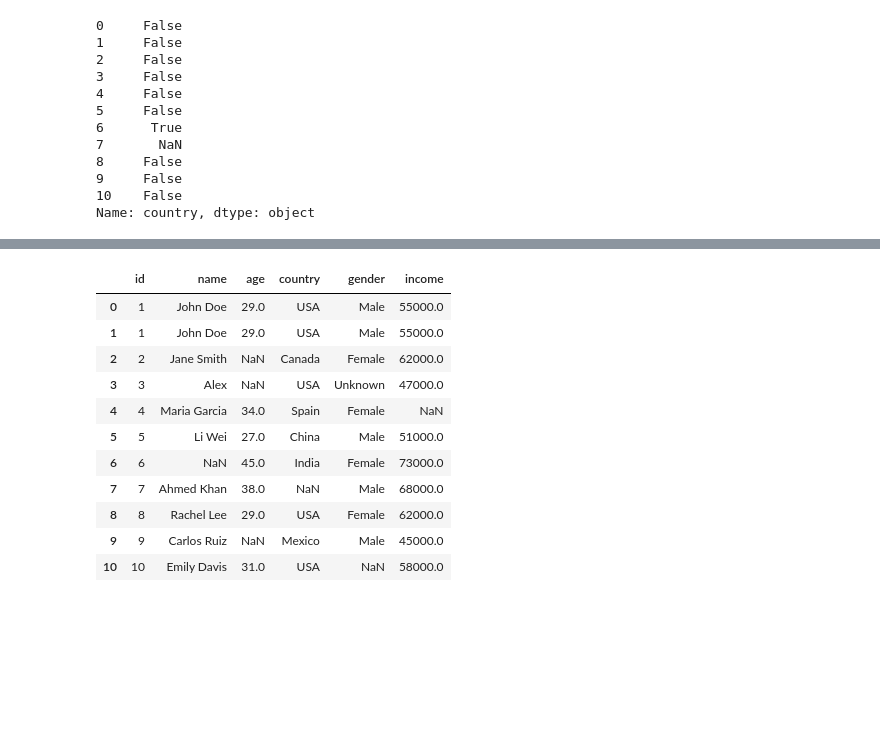
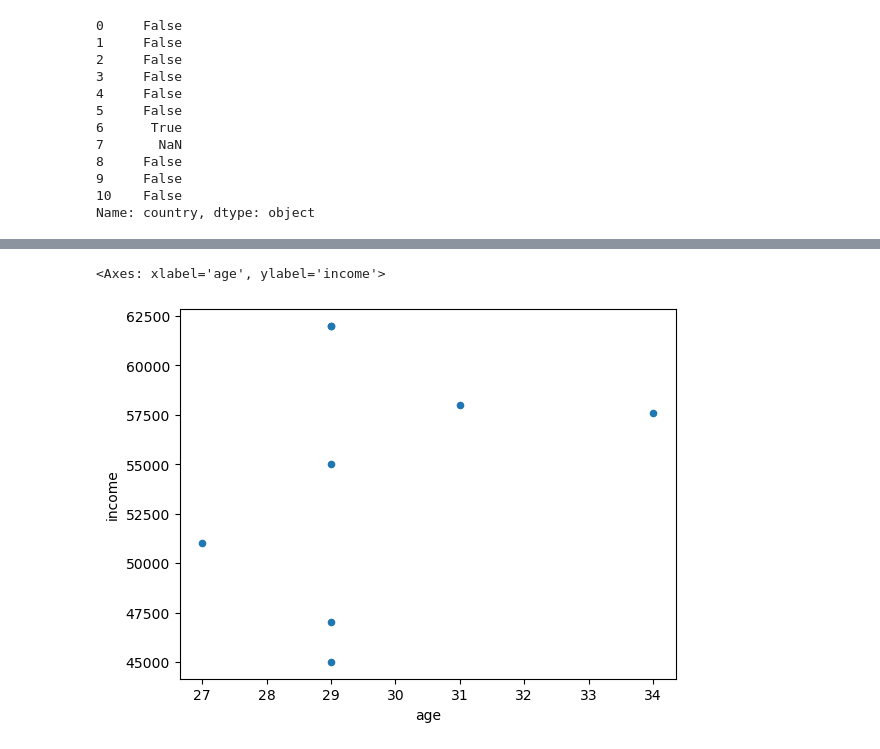
Before and after one commit to noumandawar2022/Prime-AI-ML, a Jupyter notebook: Phase_2_Data/Pandas/Pandas_Part_2.ipynb, the cells around one changed output, grey strips where cells are left out. Saved outputs shown, nothing was run; the diff lists cells and outputs as text; code cells hidden in the pictures; blank space fills up the shorter version.

```diff
--- a/Phase_2_Data/Pandas/Pandas_Part_2.ipynb
+++ b/Phase_2_Data/Pandas/Pandas_Part_2.ipynb
@@ -47,0 +51,15 @@ df2
+# %%
+col = [col for col in df2.columns if col !="id"]  + ["id"]
+# # print(col)
+df2=df2[col]
+
+df2[["age","income","new_income","new_20"]] =df2[["age","income","new_income","new_20"]].fillna({
+    "age": df2["age"].mode()[0],
+    "income": df2["income"].mean(),
+    "new_income": df2["new_income"].mean(),
+    "new_20": df2["new_20"].mean()
+})
+# df2["gender"] = df2["gender"].map({"NaN":"U"})
+df2=df2.drop_duplicates()
+df2=df2.dropna()
+df2.to_csv("my.csv")
@@ -48,15 +84,6 @@ df2
 # %%
-df
+# df["age"].hist()
+df2.plot(kind = "scatter", x="age", y="income")
 # %% [output]
-|  | id | name | age | country | gender | income |
-| 0 | 1 | John Doe | 29.0 | USA | Male | 55000.0 |
-| 1 | 1 | John Doe | 29.0 | USA | Male | 55000.0 |
-| 2 | 2 | Jane Smith | NaN | Canada | Female | 62000.0 |
-| 3 | 3 | Alex | NaN | USA | Unknown | 47000.0 |
-| 4 | 4 | Maria Garcia | 34.0 | Spain | Female | NaN |
-| 5 | 5 | Li Wei | 27.0 | China | Male | 51000.0 |
-| 6 | 6 | NaN | 45.0 | India | Female | 73000.0 |
-| 7 | 7 | Ahmed Khan | 38.0 | NaN | Male | 68000.0 |
-| 8 | 8 | Rachel Lee | 29.0 | USA | Female | 62000.0 |
-| 9 | 9 | Carlos Ruiz | NaN | Mexico | Male | 45000.0 |
-| 10 | 10 | Emily Davis | 31.0 | USA | NaN | 58000.0 |
+<Axes: xlabel='age', ylabel='income'>
+[figure, added]
```
Also changed, not shown: parts of 7 cells of this notebook, 6 other files.
